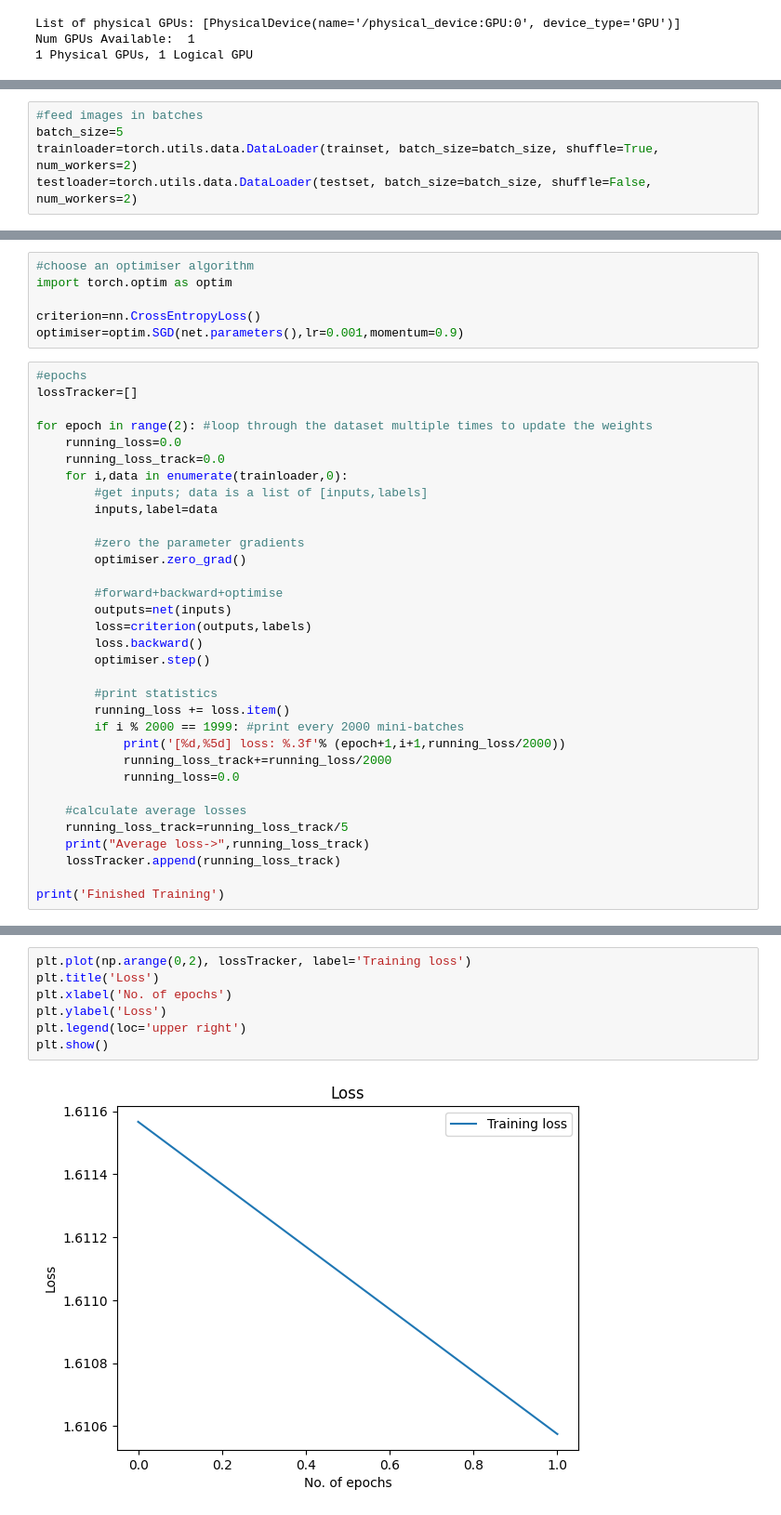
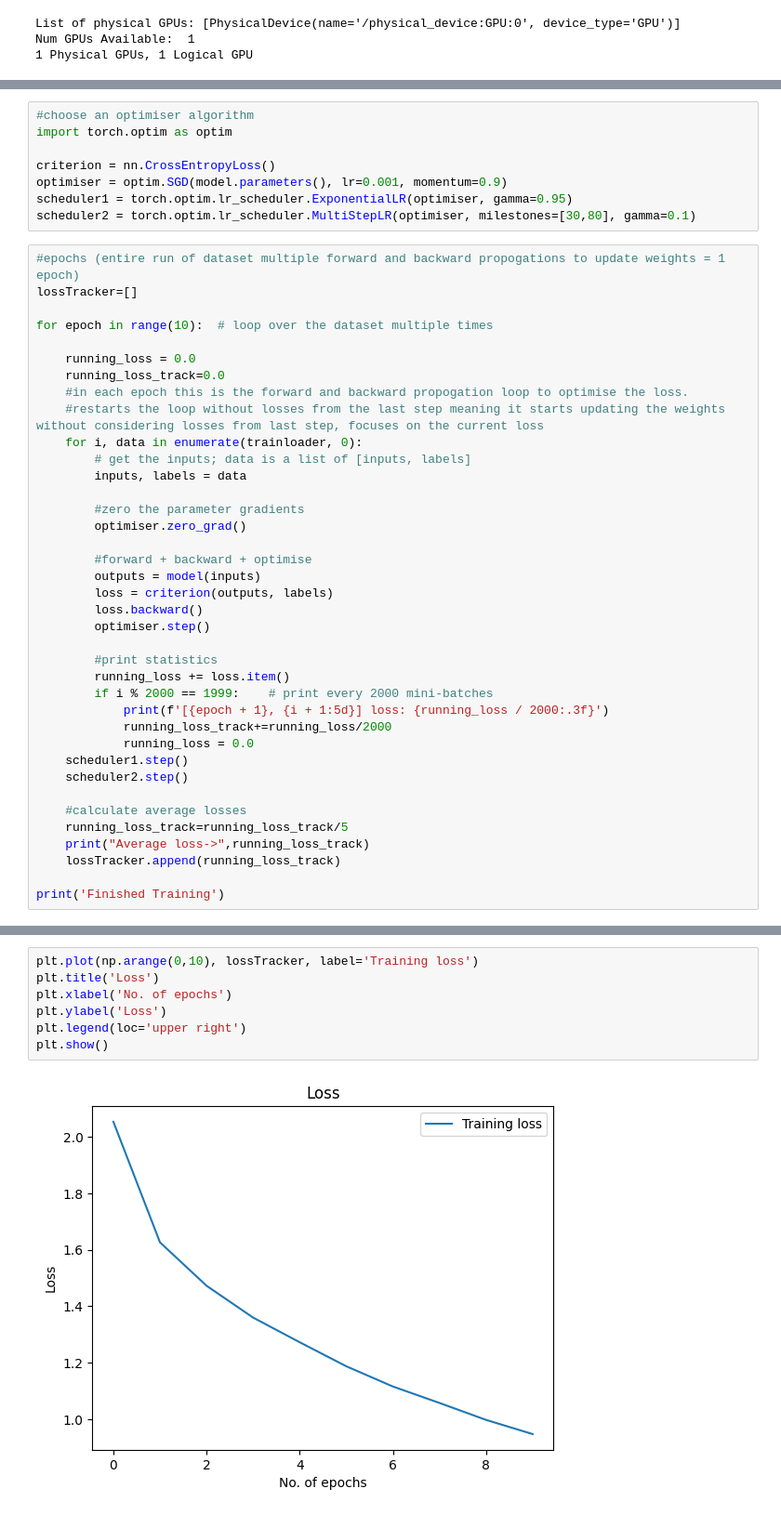
Before and after one commit to AnnaM-C/GA-PSO-Hybrid-Optimization-Computational-Intelligence, a Jupyter notebook: Gradient_Descent_with_CIFAR10.ipynb, the cells around one changed output, grey strips where cells are left out. Shown at 93% size. Saved outputs shown, nothing was run; the diff lists cells and outputs as text.

```diff
--- a/Gradient_Descent_with_CIFAR10.ipynb
+++ b/Gradient_Descent_with_CIFAR10.ipynb
@@ -48,5 +56,0 @@ Files already downloaded and verified
-# %%
-#feed images in batches
-batch_size=5
-trainloader=torch.utils.data.DataLoader(trainset, batch_size=batch_size, shuffle=True, num_workers=2)
-testloader=torch.utils.data.DataLoader(testset, batch_size=batch_size, shuffle=False, num_workers=2)
@@ -99,34 +107,41 @@ net=Net()
 #choose an optimiser algorithm
 import torch.optim as optim
 
-criterion=nn.CrossEntropyLoss()
-optimiser=optim.SGD(net.parameters(),lr=0.001,momentum=0.9)
+criterion = nn.CrossEntropyLoss()
+optimiser = optim.SGD(model.parameters(), lr=0.001, momentum=0.9)
+scheduler1 = torch.optim.lr_scheduler.ExponentialLR(optimiser, gamma=0.95)
+scheduler2 = torch.optim.lr_scheduler.MultiStepLR(optimiser, milestones=[30,80], gamma=0.1)
 # %%
-#epochs
+#epochs (entire run of dataset multiple forward and backward propogations to update weights = 1 epoch)
 lossTracker=[]
 
-for epoch in range(2): #loop through the dataset multiple times to update the weights
-    running_loss=0.0
+for epoch in range(10):  # loop over the dataset multiple times
+
+    running_loss = 0.0
     running_loss_track=0.0
-    for i,data in enumerate(trainloader,0):
-        #get inputs; data is a list of [inputs,labels]
-        inputs,label=data
+    #in each epoch this is the forward and backward propogation loop to optimise the loss.
+    #restarts the loop without losses from the last step meaning it starts updating the weights without considering losses from last step, focuses on the current loss
+    for i, data in enumerate(trainloader, 0):
+        # get the inputs; data is a list of [inputs, labels]
+        inputs, labels = data
 
         #zero the parameter gradients
         optimiser.zero_grad()
 
-        #forward+backward+optimise
-        outputs=net(inputs)
-        loss=criterion(outputs,labels)
+        #forward + backward + optimise
+        outputs = model(inputs)
+        loss = criterion(outputs, labels)
         loss.backward()
         optimiser.step()
 
         #print statistics
         running_loss += loss.item()
-        if i % 2000 == 1999: #print every 2000 mini-batches
-            print('[%d,%5d] loss: %.3f'% (epoch+1,i+1,running_loss/2000))
+        if i % 2000 == 1999:    # print every 2000 mini-batches
+            print(f'[{epoch + 1}, {i + 1:5d}] loss: {running_loss / 2000:.3f}')
             running_loss_track+=running_loss/2000
-            running_loss=0.0
+            running_loss = 0.0
+    scheduler1.step()
+    scheduler2.step()
 
     #calculate average losses
     running_loss_track=running_loss_track/5
@@ -230,9 +248,9 @@ Accuracy for class truck is: 0.0 %
 # %%
-plt.plot(np.arange(0,2), lossTracker, label='Training loss')
+plt.plot(np.arange(0,10), lossTracker, label='Training loss')
 plt.title('Loss')
 plt.xlabel('No. of epochs')
 plt.ylabel('Loss')
 plt.legend(loc='upper right')
 plt.show()
 # %% [output]
-[figure, old version]
+[figure, new version]
```
Also changed, not shown: parts of 12 cells of this notebook.
